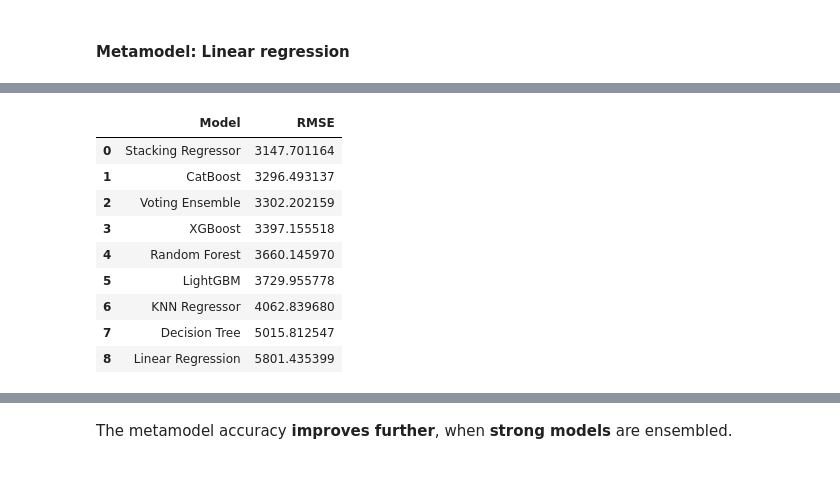
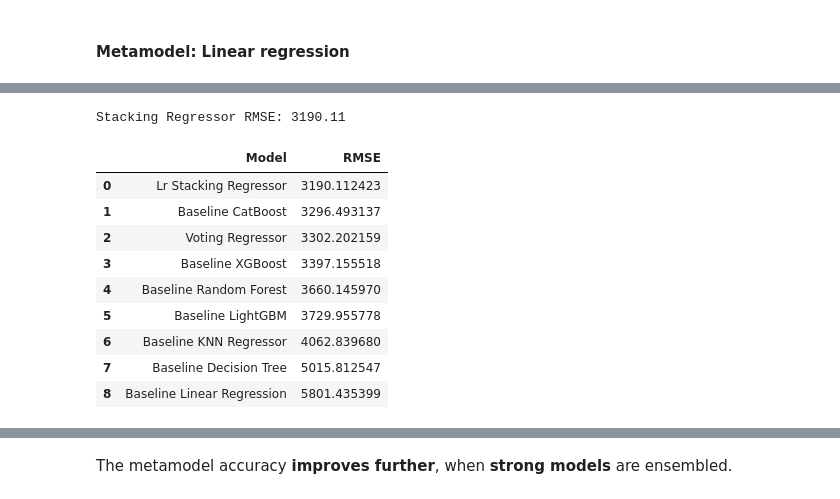
Before and after one commit to Lizhen0909/STAT303-3-class-notes, a Jupyter notebook: voting_stacking.ipynb, the cells around one changed output, grey strips where cells are left out. Saved outputs shown, nothing was run; the diff lists cells and outputs as text; code cells hidden in the pictures.

```diff
--- a/voting_stacking.ipynb
+++ b/voting_stacking.ipynb
@@ -160,7 +168,7 @@ We’ll first evaluate each model with default settings to establish baseline pe
 reg_results = {}
 
 # Loop through models
-for name, model in models.items():
+for name, model in regressor_models.items():
     # Create a pipeline with preprocessing and the model
     pipeline = Pipeline(steps=[('preprocessor', preprocessor),
                                ('model', model)])
@@ -285,0 +268,11 @@ You can set `force_col_wise=true` to remove the overhead.
+# %%
+# Predict and evaluate
+y_pred_vote = voting_pipeline.predict(X_test)
+rmse_vote = root_mean_squared_error(y_test, y_pred_vote)
+
+# Add ensemble result to the results_df
+reg_results_df.loc[len(reg_results_df.index)] = ['Voting Regressor', rmse_vote]
+reg_results_df = reg_results_df.sort_values(by='RMSE', ascending=True).reset_index(drop=True)
+
+# Show updated results
+reg_results_df
@@ -334,12 +351,15 @@ stacking_estimators = [
 # %%
+import warnings
+warnings.filterwarnings("ignore", message="X does not have valid feature names")
 # Define a meta-model
-meta_model = LinearRegression()
+meta_lr = LinearRegression()
 
 # Create the stacking regressor
 stacking_model = StackingRegressor(
-    estimators=stacking_estimators,
-    final_estimator=meta_model,
-    cv=5,
+    estimators=base_regressor_list,
+    final_estimator=meta_lr,
+    cv=KFold(n_splits=5, shuffle=True, random_state=42), # ensures all base models use the same 5-fold CV
+    n_jobs=-1,  # Use all available cores
     passthrough=False  # Set to True if you want to include original features in meta-model
 )
 
@@ -351,10 +371,4 @@ stacking_pipeline = Pipeline(steps=[
 
 # Fit the stacking model
 stacking_pipeline.fit(X_train, y_train)
-
-# Predict and evaluate
-y_pred_stack = stacking_pipeline.predict(X_test)
-rmse_stack = root_mean_squared_error(y_test, y_pred_stack)
-
-print(f"Stacking Regressor RMSE: {rmse_stack:.2f}")
 # %% [output]
@@ -392,20 +392,28 @@ Stacking Regressor RMSE: 3147.70
+# %%
+# Predict and evaluate
+y_pred_stack = stacking_pipeline.predict(X_test)
+rmse_stack = root_mean_squared_error(y_test, y_pred_stack)
+
+print(f"Stacking Regressor RMSE: {rmse_stack:.2f}")
+# %% [output]
+Stacking Regressor RMSE: 3190.11
 # %%
 # Append the Stacking Regressor result to results_df
-reg_results_df.loc[len(reg_results_df.index)] = ['Stacking Regressor', rmse_stack]
+reg_results_df.loc[len(reg_results_df.index)] = ['Lr Stacking Regressor', rmse_stack]
 
 # Sort by RMSE in ascending order and reset index
 reg_results_df = reg_results_df.sort_values(by='RMSE', ascending=True).reset_index(drop=True)
 
 # Display updated results
 reg_results_df
 # %% [output]
 |  | Model | RMSE |
-| 0 | Stacking Regressor | 3147.701164 |
-| 1 | CatBoost | 3296.493137 |
-| 2 | Voting Ensemble | 3302.202159 |
-| 3 | XGBoost | 3397.155518 |
-| 4 | Random Forest | 3660.145970 |
-| 5 | LightGBM | 3729.955778 |
-| 6 | KNN Regressor | 4062.839680 |
-| 7 | Decision Tree | 5015.812547 |
-| 8 | Linear Regression | 5801.435399 |
+| 0 | Lr Stacking Regressor | 3190.112423 |
+| 1 | Baseline CatBoost | 3296.493137 |
+| 2 | Voting Regressor | 3302.202159 |
+| 3 | Baseline XGBoost | 3397.155518 |
+| 4 | Baseline Random Forest | 3660.145970 |
+| 5 | Baseline LightGBM | 3729.955778 |
+| 6 | Baseline KNN Regressor | 4062.839680 |
+| 7 | Baseline Decision Tree | 5015.812547 |
+| 8 | Baseline Linear Regression | 5801.435399 |
```
Also changed, not shown: parts of 75 cells of this notebook, 12 other files.
